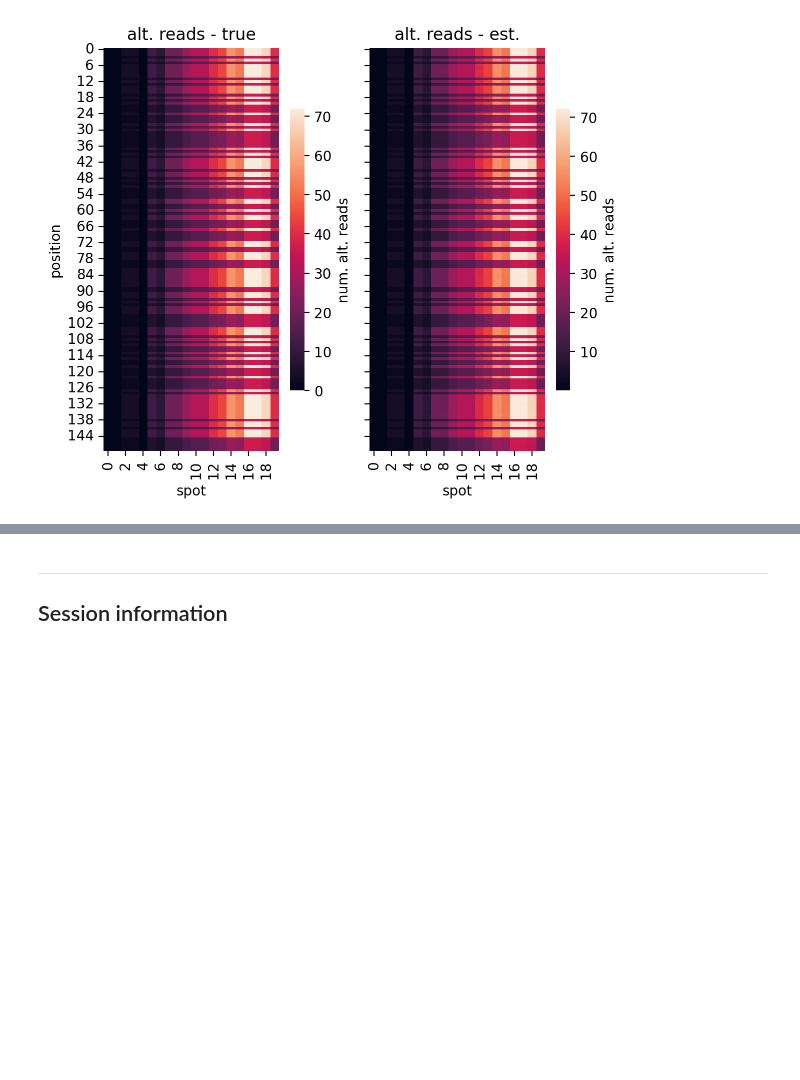
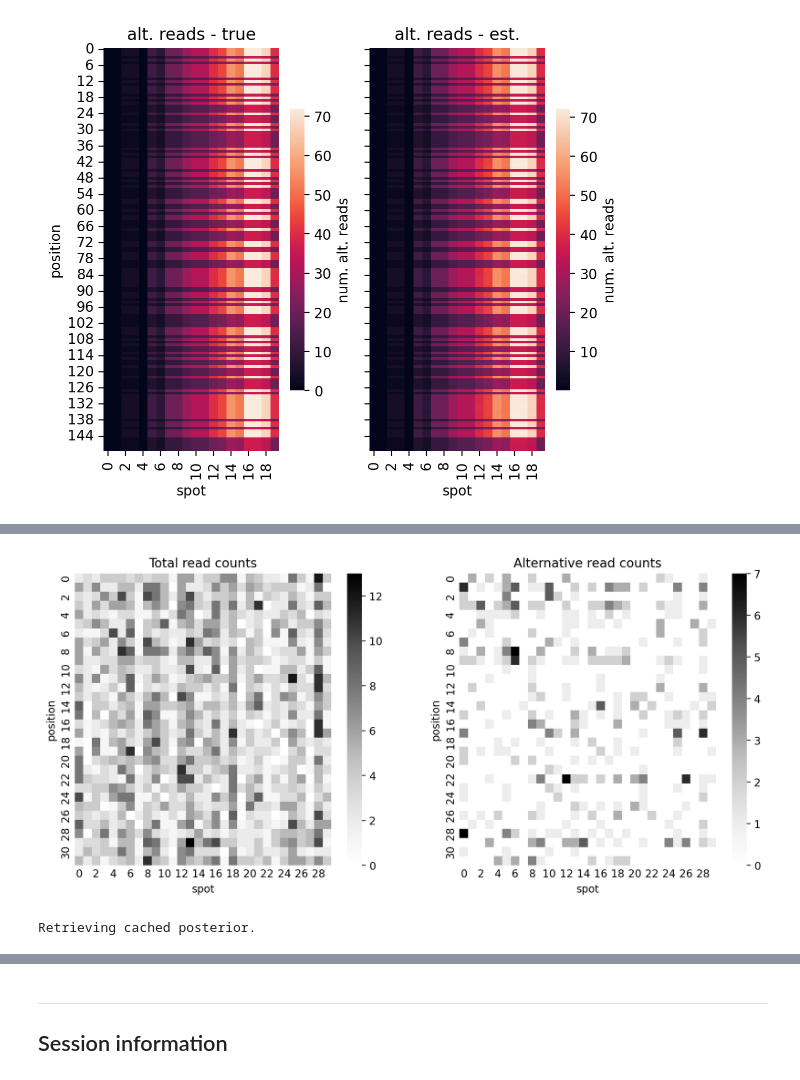
Before and after one commit to jhrcook/pymc-tumoroscope, a Jupyter notebook: tumoroscope.ipynb, the cells around one changed output, grey strips where cells are left out. Cells and saved outputs as stored; diff of their text form; code cells hidden in the pictures; blank space fills up the shorter version.

```diff
--- a/tumoroscope.ipynb
+++ b/tumoroscope.ipynb
@@ -259,14 +259,12 @@ N_CLONES = 2
 N_SPOTS = 20
 n_positions = 300  # changes below depending on random sampling
 
-# Number of cells counted in each spot between 2 and 8 cells.
+# Number of cells counted in each spot between 10 and 20 cells.
 cell_counts = np.random.randint(10, 20, size=N_SPOTS)
 
 # True mutations for each clone.
 clone_mutations = np.hstack(
-    [
-        np.random.binomial(1, p, size=(n_positions, 1)) for p in [0.0, 0.5]
-    ]  # , 0.5, 0.3, 0.3]]
+    [np.random.binomial(1, p, size=(n_positions, 1)) for p in [0.0, 0.5]]
 )
 # Drop positions without any mutations.
 clone_mutations = clone_mutations[clone_mutations.sum(axis=1) > 0.0, :]
@@ -601,0 +724,50 @@ fig.tight_layout()
+# %%
+fig, axes = plt.subplots(ncols=2, figsize=(12, 5))
+sns.heatmap(tot_read_counts, cmap="Greys", ax=axes[0])
+axes[0].set_title("Total read counts")
+sns.heatmap(alt_read_counts, cmap="Greys", ax=axes[1])
+axes[1].set_title("Alternative read counts")
+
+for ax in axes:
+    ax.tick_params(size=0)
+    ax.set_xlabel("spot")
+    ax.set_ylabel("position")
+
+plt.show()
+# %% [output]
+[figure, added]
+# %%
+real_sim_data = TumoroscopeData(
+    K=N_CLONES,
+    S=N_SPOTS,
+    M=n_positions,
+    F_0=1,
+    F=clone_proportions,
+    cell_counts=cell_counts,
+    C=zygosity,
+    D_obs=tot_read_counts,
+    A_obs=alt_read_counts,
+    zeta_s=N_CLONES * 2,
+    r=0.5,
+    p=1,
+)
+
+realsim_trace_fp = models_dir / "realistic-simulation-trace.netcdf"
+if False and realsim_trace_fp.exists():
+    print("Removing trace cache.")
+    os.remove(realsim_trace_fp)
+
+if realsim_trace_fp.exists():
+    print("Retrieving cached posterior.")
+    realsim_trace = az.from_netcdf(realsim_trace_fp)
+else:
+    with tumoroscope(real_sim_data, fixed=False):
+        realsim_trace = pm.sample(
+            draws=1000, tune=2000, chains=2, cores=2, random_seed=10, target_accept=0.95
+        )
+        pm.sample_posterior_predictive(
+            realsim_trace, random_seed=7348, extend_inferencedata=True
+        )
+    realsim_trace.to_netcdf(realsim_trace_fp)
+# %% [output]
+Retrieving cached posterior.
```
Also changed, not shown: parts of 9 cells of this notebook, 8 other files.
